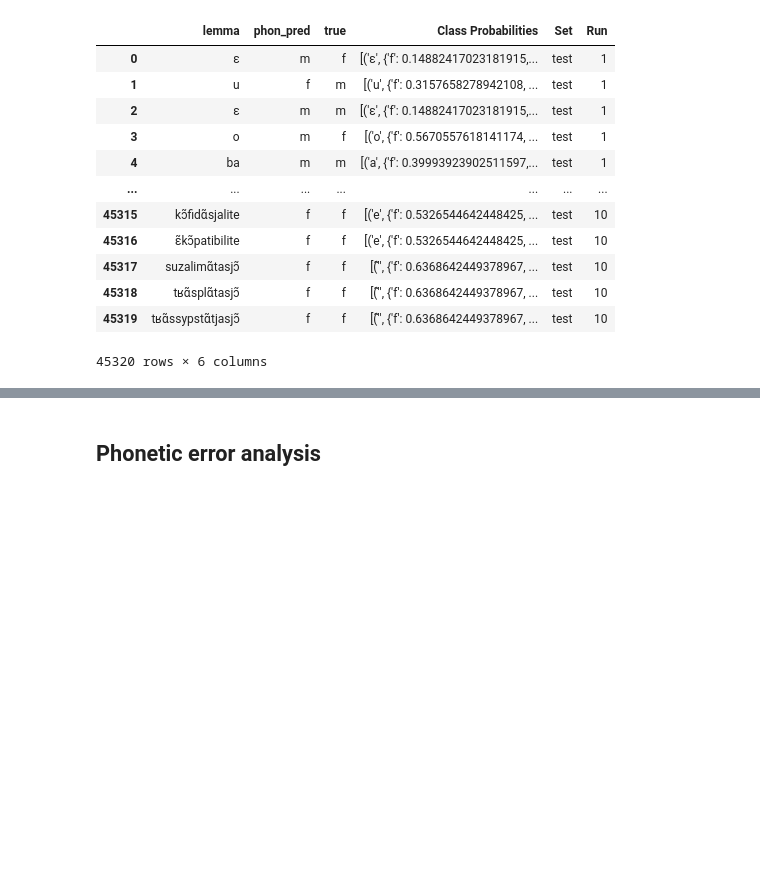
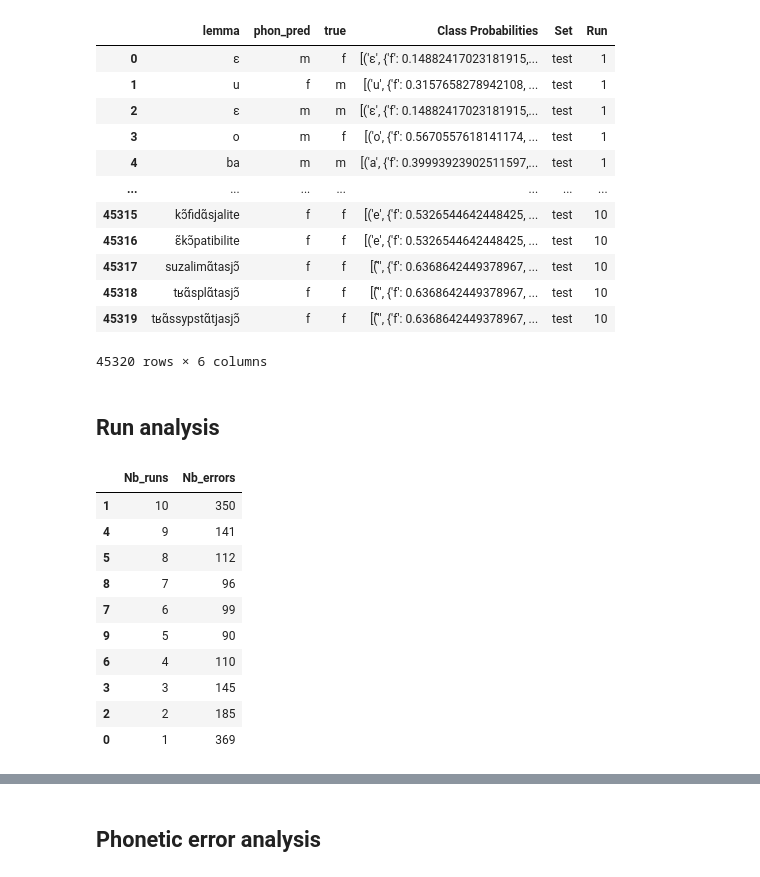
Before and after one commit to obonami/gender_prediction, a Jupyter notebook: src/phon_pred_analysis.ipynb, the cells around one changed output, grey strips where cells are left out. Drawn from its saved outputs; the diff is of its cells as text; code cells hidden in the pictures; blank space fills up the shorter version.

```diff
--- a/src/phon_pred_analysis.ipynb
+++ b/src/phon_pred_analysis.ipynb
@@ -59,3 +59,36 @@ phon_preds_x10
 | 45318 | tʁɑ̃splɑ̃tasjɔ̃ | f | f | [('̃', {'f': 0.6368642449378967, ... | test | 10 |
 | 45319 | tʁɑ̃ssypstɑ̃tjasjɔ̃ | f | f | [('̃', {'f': 0.6368642449378967, ... | test | 10 |
 45320 rows × 6 columns
+# %% [markdown]
+## Run analysis
+# %%
+# We want to know how many errors are the same over all runs
+errors = phon_preds_x10[phon_preds_x10['phon_pred'] != phon_preds_x10['true']]
+error_counts = errors.groupby('lemma').agg({
+    'Run':'nunique',
+    'phon_pred': most_common,
+    'true': 'first'
+    })  \
+    .reset_index() \
+    .sort_values(by='Run', ascending=False)\
+    .rename(columns={'Run': 'Nb_runs'})
+
+# check if each lemma has different values in the 'phon_pred' column depending on the runs
+phon_pred_counts = errors.groupby('lemma')['phon_pred'].nunique().reset_index()
+len(phon_pred_counts[phon_pred_counts['phon_pred'] > 1])                                # THere are 14 lemmas that have different gender predictions (we systematically take the most common one)
+
+run_counts = error_counts['Nb_runs'].value_counts().reset_index()
+run_counts.columns = ['Nb_runs', 'Nb_errors']
+run_counts.sort_values(by="Nb_runs", ascending=False)
+# %% [output]
+|  | Nb_runs | Nb_errors |
+| 1 | 10 | 350 |
+| 4 | 9 | 141 |
+| 5 | 8 | 112 |
+| 8 | 7 | 96 |
+| 7 | 6 | 99 |
+| 9 | 5 | 90 |
+| 6 | 4 | 110 |
+| 3 | 3 | 145 |
+| 2 | 2 | 185 |
+| 0 | 1 | 369 |
```
Also changed, not shown: parts of 7 cells of this notebook.
